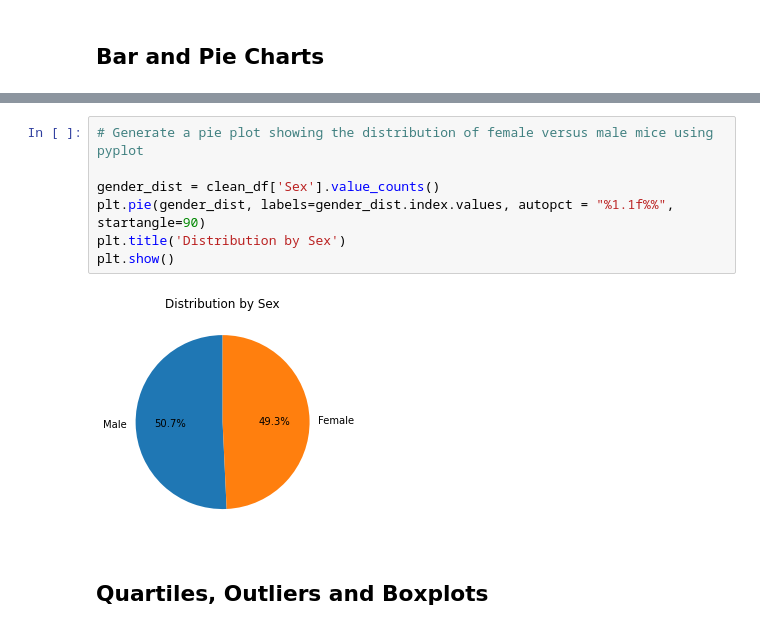
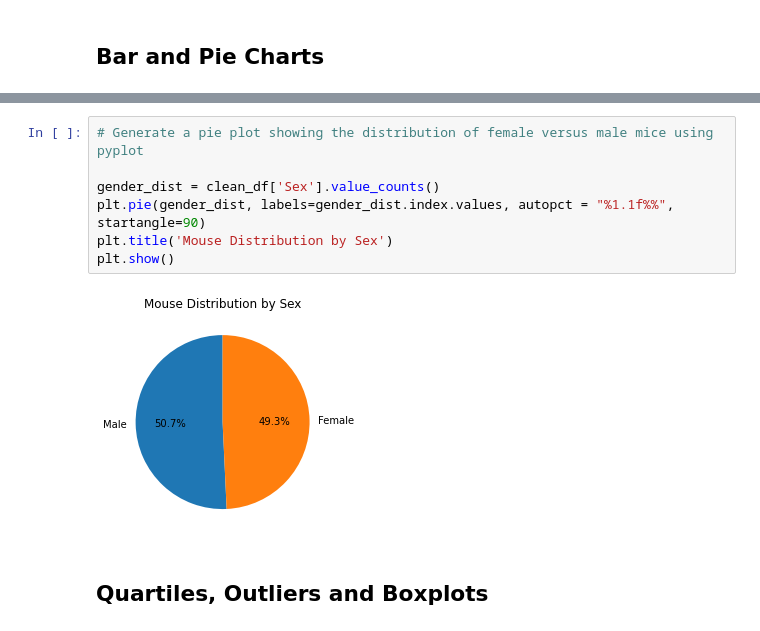
Before and after one commit to gabriellaburns/Matplotlib-Homework, a Jupyter notebook: pymaceuticals_starter.ipynb, the cells around one changed output, grey strips where cells are left out. Saved outputs shown, nothing was run; the diff lists cells and outputs as text.

```diff
--- a/pymaceuticals_starter.ipynb
+++ b/pymaceuticals_starter.ipynb
@@ -211,12 +215,12 @@ plt.show()
 # %%
 # Generate a pie plot showing the distribution of female versus male mice using pyplot
 
 gender_dist = clean_df['Sex'].value_counts()
 plt.pie(gender_dist, labels=gender_dist.index.values, autopct = "%1.1f%%", startangle=90)
-plt.title('Distribution by Sex')
+plt.title('Mouse Distribution by Sex')
 plt.show()
 # %% [output]
-[figure, old version]
+[figure, new version]
 # %% [markdown]
 ## Quartiles, Outliers and Boxplots
 # %%
```
Also changed, not shown: parts of 8 cells of this notebook, 1 other file.
